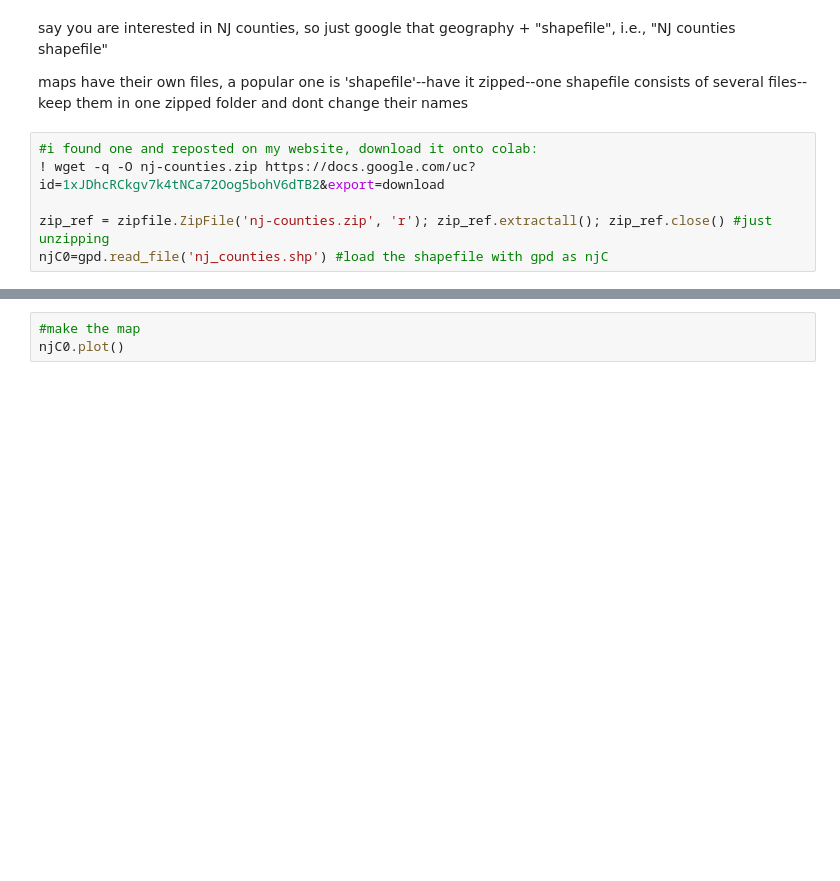
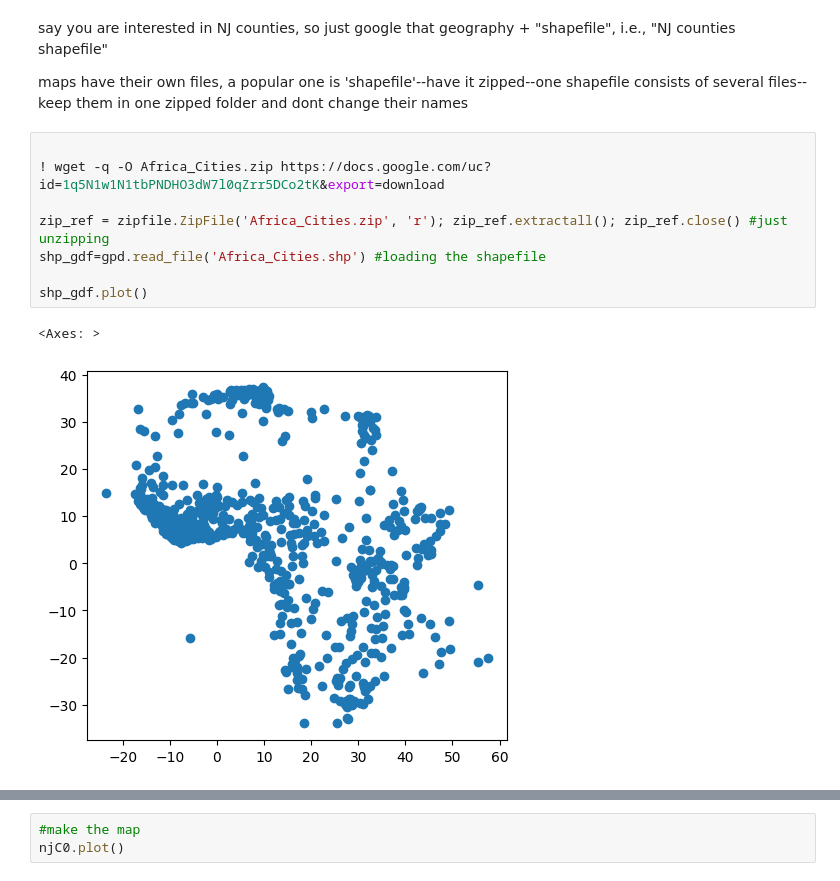
Before and after one commit to Brian13Noble/Geographical-Information-Systems-Projects, a Jupyter notebook: map.ipynb, the cells around one changed output, grey strips where cells are left out. Cells and saved outputs as stored; diff of their text form; blank space fills up the shorter version.

```diff
--- a/map.ipynb
+++ b/map.ipynb
@@ -66,8 +63,13 @@ say you are interested in NJ counties, so just google that geography + "shapefil
 
 maps have their own files, a popular one is 'shapefile'--have it zipped--one shapefile consists of several files--keep them in one zipped folder and dont change their names
 # %%
-#i found one and reposted on my website, download it onto colab:
-! wget -q -O nj-counties.zip https://docs.google.com/uc?id=1xJDhcRCkgv7k4tNCa72Oog5bohV6dTB2&export=download
 
-zip_ref = zipfile.ZipFile('nj-counties.zip', 'r'); zip_ref.extractall(); zip_ref.close() #just unzipping
-njC0=gpd.read_file('nj_counties.shp') #load the shapefile with gpd as njC
+! wget -q -O Africa_Cities.zip https://docs.google.com/uc?id=1q5N1w1N1tbPNDHO3dW7l0qZrr5DCo2tK&export=download
+
+zip_ref = zipfile.ZipFile('Africa_Cities.zip', 'r'); zip_ref.extractall(); zip_ref.close() #just unzipping
+shp_gdf=gpd.read_file('Africa_Cities.shp') #loading the shapefile
+
+shp_gdf.plot()
+# %% [output]
+<Axes: >
+[figure, added]
```
Also changed, not shown: parts of 2 cells of this notebook.
